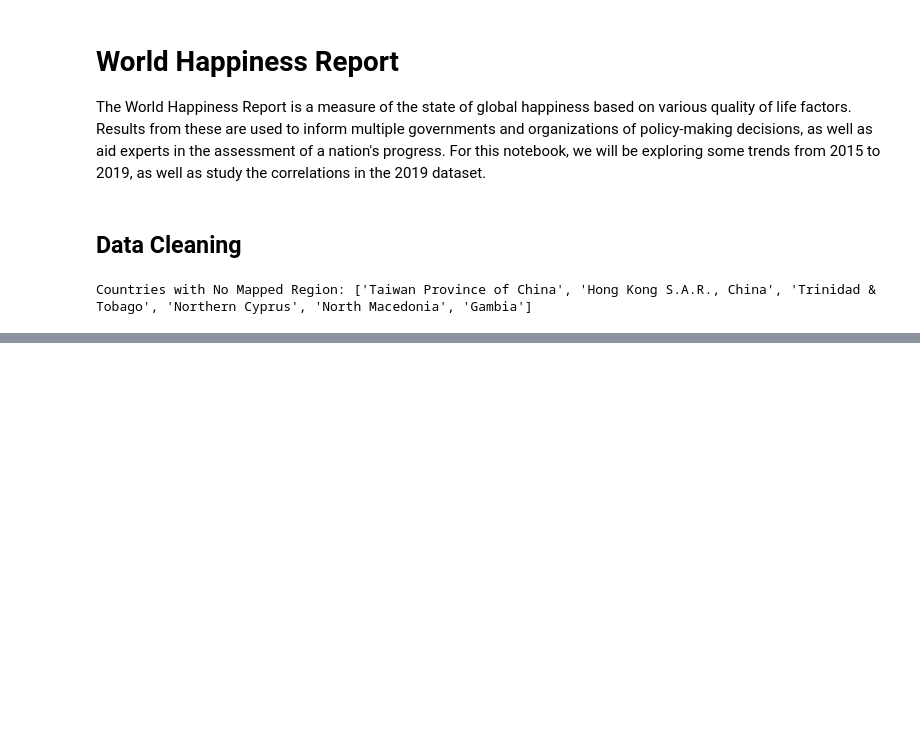
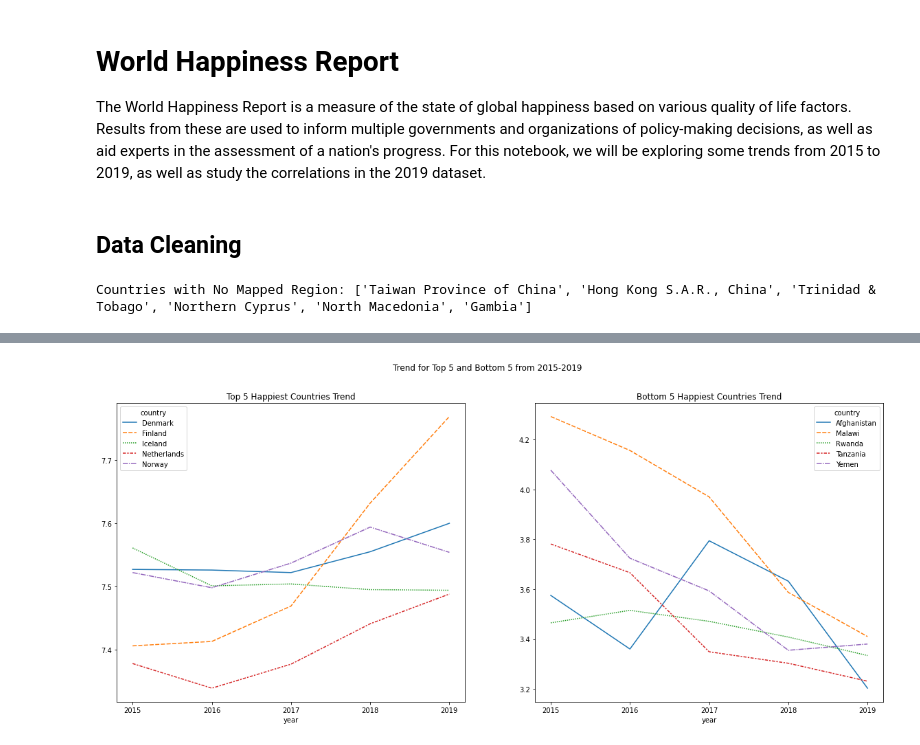
Before and after one commit to aulacson/world-happiness-report, a Jupyter notebook: sample.ipynb, the cells around one changed output, grey strips where cells are left out. Saved outputs shown, nothing was run; the diff lists cells and outputs as text; code cells hidden in the pictures; blank space fills up the shorter version.

Commit message:
Visualize the trends of the happiness scores of the Top 5 and Bottom 5 countries based on 2019 data

```diff
--- a/sample.ipynb
+++ b/sample.ipynb
@@ -77,0 +83,6 @@ df = pd.concat([df_2015[column_names], df_2016[column_names], df_2017[column_nam
+# %%
+top_5_countries = df_2019['country'][df_2019['happiness-rank'] < 6].unique()
+mask_top_5 = df.country.isin(top_5_countries)
+historical_top_5 = df[mask_top_5].pivot('year' , 'country', 'happiness-score').dropna(axis=1)
+
+historical_top_5
@@ -77,0 +97,5 @@ df = pd.concat([df_2015[column_names], df_2016[column_names], df_2017[column_nam
+# %%
+bottom_5_countries = df_2019['country'][df_2019['happiness-rank'] > (df_2019['happiness-rank'].max() - 7)].unique()
+mask_bottom_5 = df.country.isin(bottom_5_countries)
+historical_bottom_5 = df[mask_bottom_5].pivot('year' , 'country', 'happiness-score').dropna(axis=1)
+historical_bottom_5
@@ -77,0 +110,13 @@ df = pd.concat([df_2015[column_names], df_2016[column_names], df_2017[column_nam
+# %%
+fig, axes = plt.subplots(1, 2, sharex = True, figsize=(20,8))
+fig.suptitle('Trend for Top 5 and Bottom 5 from 2015-2019')
+axes[0].set_title('Top 5 Happiest Countries Trend')
+sns.lineplot(ax = axes[0], data = historical_top_5)
+plt.xticks(df['year'].unique())
+
+axes[1].set_title('Bottom 5 Happiest Countries Trend')
+sns.lineplot(ax = axes[1], data = historical_bottom_5)
+
+plt.show()
+# %% [output]
+[figure, added]
```
Also changed, not shown: parts of 7 cells of this notebook.
